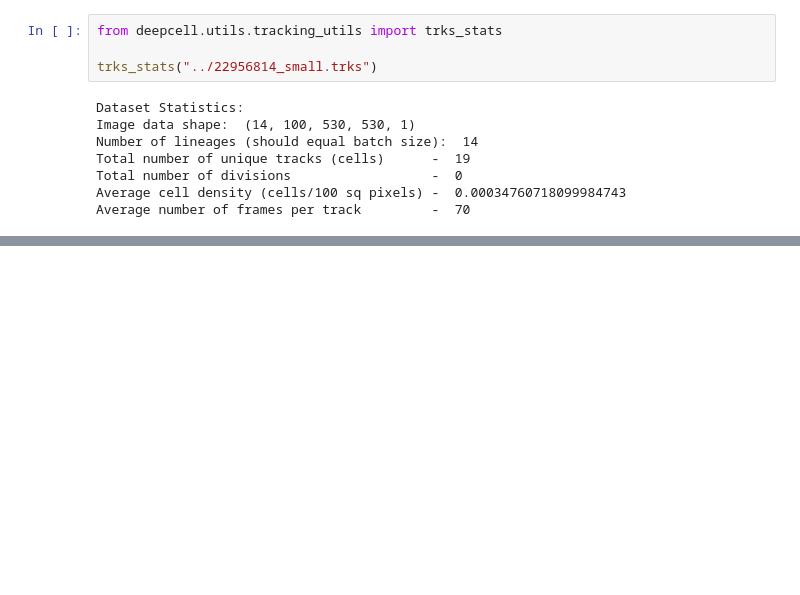
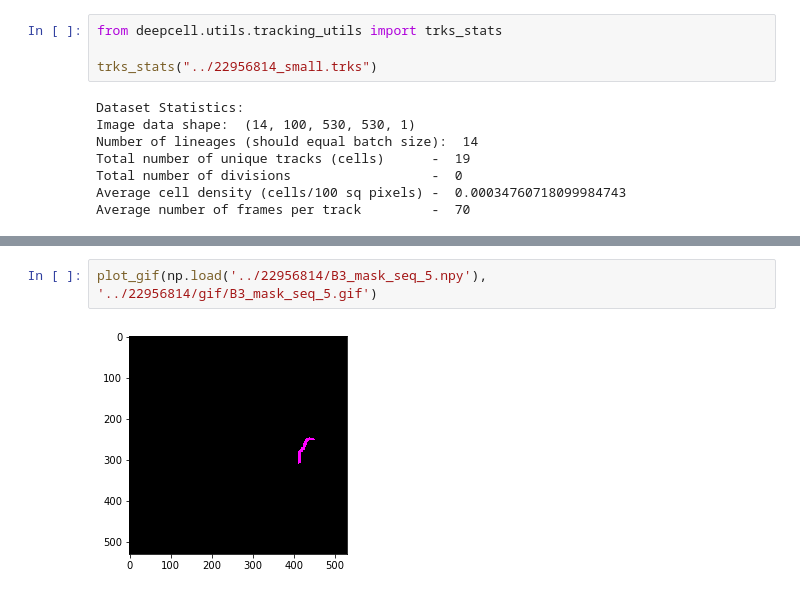
Before and after one commit to RosaryYao/msc_wormtracking, a Jupyter notebook: create_lineages.ipynb, the cells around one changed output, grey strips where cells are left out. Saved outputs shown, nothing was run; the diff lists cells and outputs as text; blank space fills up the shorter version.

```diff
--- a/create_lineages.ipynb
+++ b/create_lineages.ipynb
@@ -688,0 +891,4 @@ Average number of frames per track         -  70
+# %%
+plot_gif(np.load('../22956814/B3_mask_seq_5.npy'), '../22956814/gif/B3_mask_seq_5.gif')
+# %% [output]
+[figure, added]
```
Also changed, not shown: parts of 13 cells of this notebook, 5 other files.
